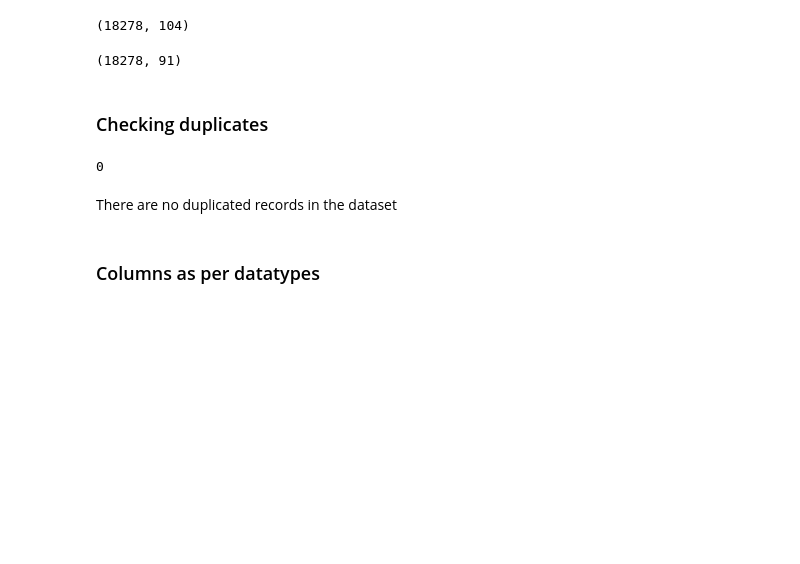
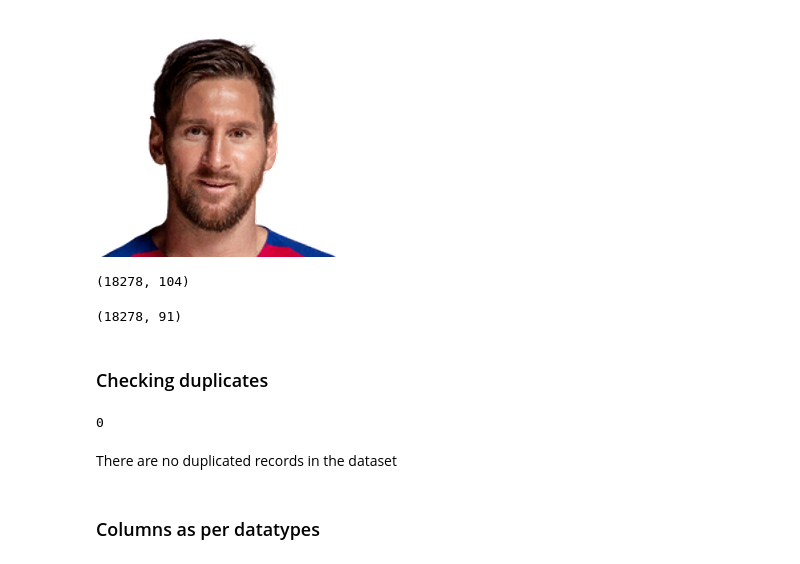
Before and after one commit to mdushetwar/Fifa-Players--EDA-Clustering, a Jupyter notebook: PRCP-1004-Fifa20.ipynb, the cells around one changed output. Saved outputs shown, nothing was run; the diff lists cells and outputs as text; code cells hidden in the pictures; blank space fills up the shorter version.

```diff
--- a/PRCP-1004-Fifa20.ipynb
+++ b/PRCP-1004-Fifa20.ipynb
@@ -25,6 +27,35 @@ df.sample(10)
 | 15120 | 213975 | https://sofifa.com/player/213975/... | G. Jarl | Gustav Jarl | 24 | 1995-05-28 | 179 | 74 | Sweden | ... |
 | 11091 | 239614 | https://sofifa.com/player/239614/... | Jesús Areso | Jesús Areso Blanco | 19 | 1999-07-02 | 183 | 70 | Spain | ... |
 | 1676 | 231416 | https://sofifa.com/player/231416/... | D. Lukébakio | Dodi Lukébakio | 21 | 1997-09-24 | 187 | 77 | Belgium | ... |
+# %%
+import requests
+from bs4 import BeautifulSoup
+from PIL import Image
+from IPython.display import display
+
+
+def get_player_image(url):
+    #url = df.loc[0, 'player_url']
+
+    headers = {
+        'User-Agent': 'Mozilla/5.0 (Windows NT 10.0; Win64; x64) AppleWebKit/537.36 (KHTML, like Gecko) Chrome/58.0.3029.110 Safari/537.3'}
+
+    response = requests.get(url, headers=headers).text
+
+    soup = BeautifulSoup(response, 'html.parser')
+
+    player_div = soup.find('div', {'class': 'bp3-card player'})
+    img_tag = player_div.find('img')
+    img_url = img_tag['data-srcset'].split('2x')[0].strip()
+
+    image_response = requests.get(img_url, stream=True)
+
+    img = Image.open(image_response.raw)
+    display(img)
+# %%
+get_player_image(df.loc[0, 'player_url'])
+# %% [output]
+[figure, added]
 # %%
 df.shape
 # %% [output]
```
Also changed, not shown: parts of 1 cell of this notebook.
